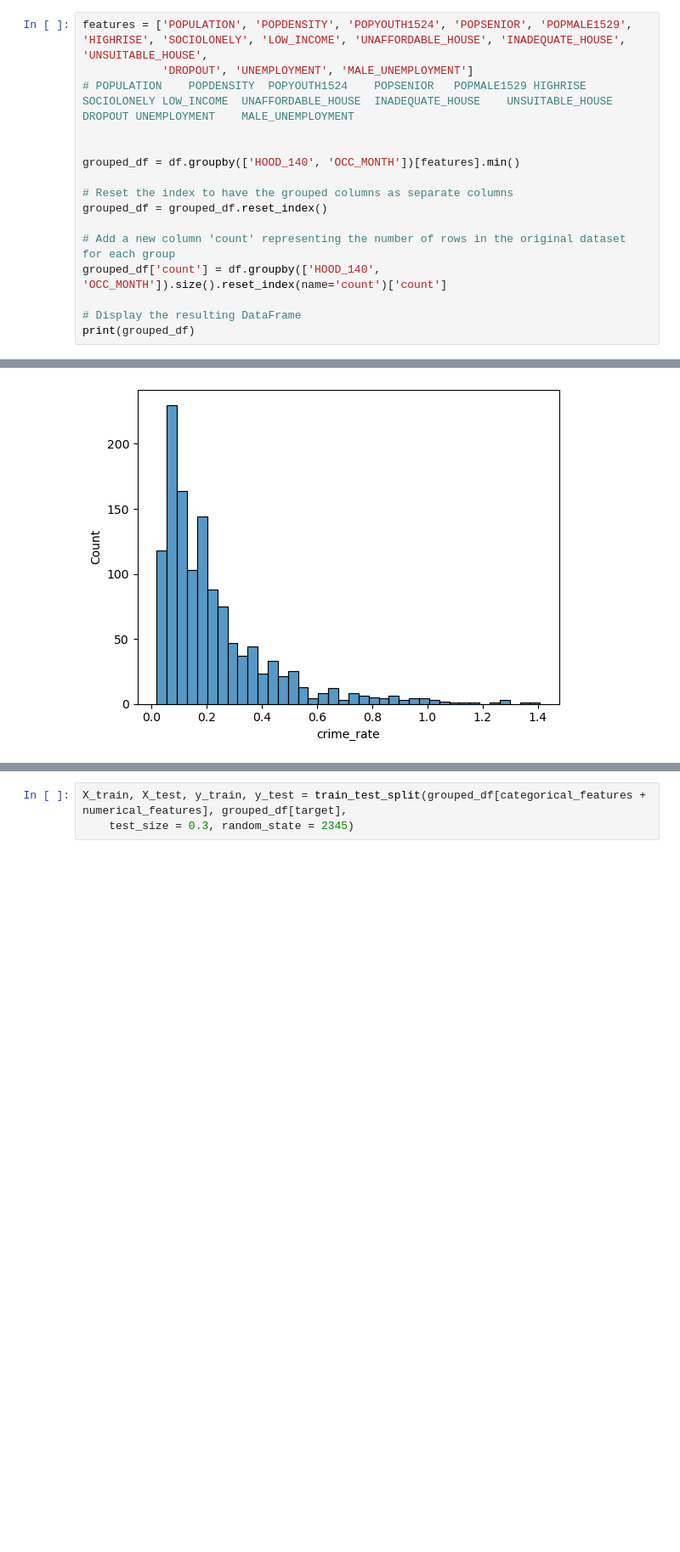
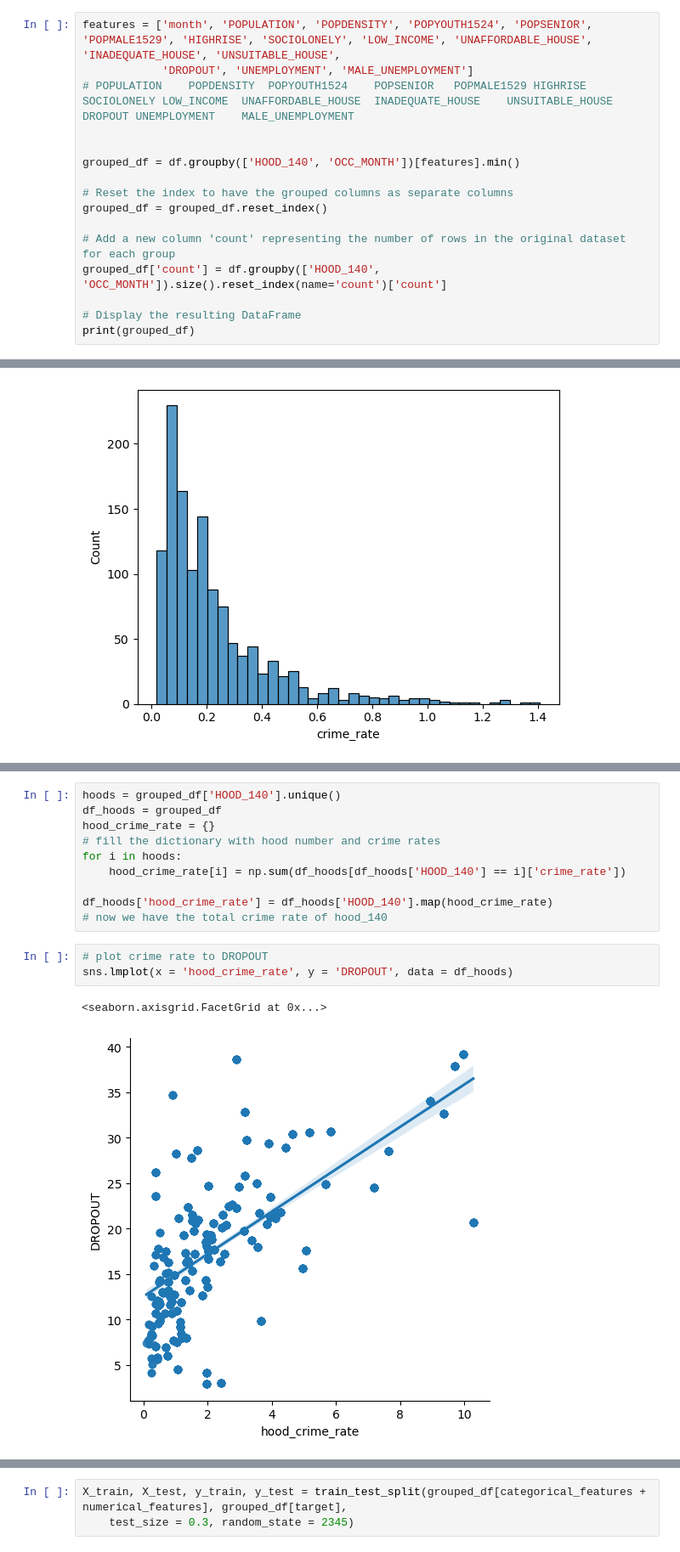
Before and after one commit to zyuxing0717/Toronto-firearm-discharge-analysis, a Jupyter notebook: olc_try.ipynb, the cells around one changed output, grey strips where cells are left out. Shown at 85% size. Saved outputs shown, nothing was run; the diff lists cells and outputs as text; blank space fills up the shorter version.

```diff
--- a/olc_try.ipynb
+++ b/olc_try.ipynb
@@ -50,7 +50,7 @@ df.head()
 | 4 | -79.212435 | 43.812075 | 5 | GO-2004303455 | 2004/04/12 04:00:00+00 | 2004 | April | Monday | 103 | 12 | ... |
 5 rows × 40 columns
 # %%
-features = ['POPULATION', 'POPDENSITY', 'POPYOUTH1524', 'POPSENIOR', 'POPMALE1529', 'HIGHRISE', 'SOCIOLONELY', 'LOW_INCOME', 'UNAFFORDABLE_HOUSE', 'INADEQUATE_HOUSE', 'UNSUITABLE_HOUSE',
+features = ['month', 'POPULATION', 'POPDENSITY', 'POPYOUTH1524', 'POPSENIOR', 'POPMALE1529', 'HIGHRISE', 'SOCIOLONELY', 'LOW_INCOME', 'UNAFFORDABLE_HOUSE', 'INADEQUATE_HOUSE', 'UNSUITABLE_HOUSE',
             'DROPOUT', 'UNEMPLOYMENT', 'MALE_UNEMPLOYMENT']
 # POPULATION	POPDENSITY	POPYOUTH1524	POPSENIOR	POPMALE1529	HIGHRISE	SOCIOLONELY	LOW_INCOME	UNAFFORDABLE_HOUSE	INADEQUATE_HOUSE	UNSUITABLE_HOUSE	DROPOUT	UNEMPLOYMENT	MALE_UNEMPLOYMENT
 
@@ -167,4 +165,20 @@ count                    int64
 dtype: object
+# %%
+hoods = grouped_df['HOOD_140'].unique()
+df_hoods = grouped_df
+hood_crime_rate = {}
+# fill the dictionary with hood number and crime rates
+for i in hoods:
+    hood_crime_rate[i] = np.sum(df_hoods[df_hoods['HOOD_140'] == i]['crime_rate'])
+
+df_hoods['hood_crime_rate'] = df_hoods['HOOD_140'].map(hood_crime_rate)
+# now we have the total crime rate of hood_140
+# %%
+# plot crime rate to DROPOUT
+sns.lmplot(x = 'hood_crime_rate', y = 'DROPOUT', data = df_hoods)
+# %% [output]
+<seaborn.axisgrid.FacetGrid at 0x...>
+[figure, added]
 # %%
 results = ols("crime_rate ~ OCC_MONTH + POPULATION + POPDENSITY +POPYOUTH1524 +POPSENIOR +POPMALE1529 +HIGHRISE+SOCIOLONELY+ LOW_INCOME+ UNAFFORDABLE_HOUSE + INADEQUATE_HOUSE + UNSUITABLE_HOUSE + DROPOUT + UNEMPLOYMENT + MALE_UNEMPLOYMENT", data=grouped_df).fit()
 print(results.summary())
```
Also changed, not shown: parts of 12 cells of this notebook.
